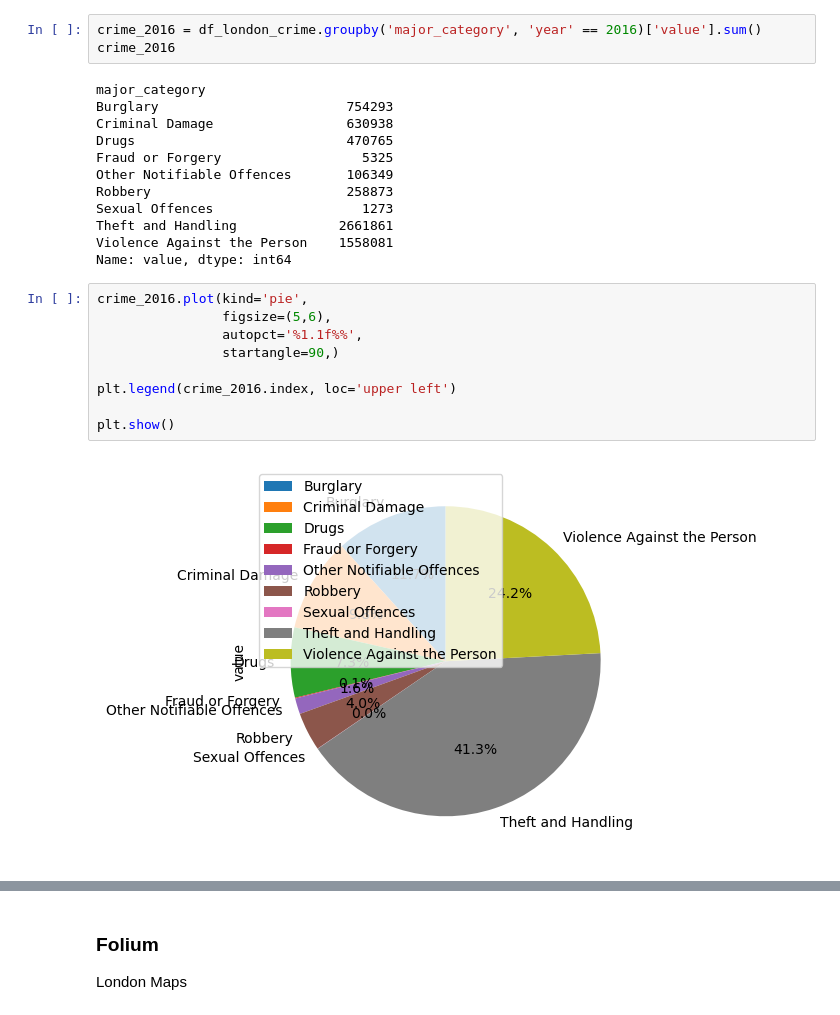
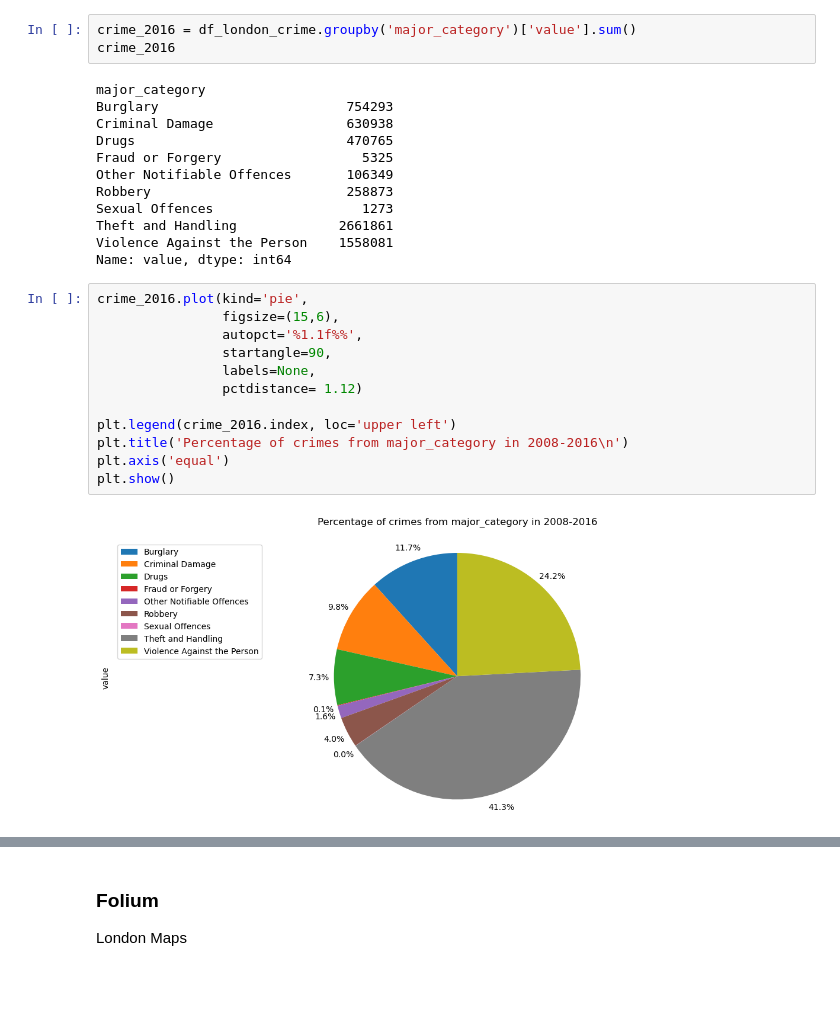
Before and after one commit to zulkarnain15/PTYN-KS-003, a Jupyter notebook: assigment_1/PYTN_Assgn_1_3_Zulkarnain.ipynb, the cells around one changed output, grey strips where cells are left out. Cells and saved outputs as stored; diff of their text form; blank space fills up the shorter version.

```diff
--- a/assigment_1/PYTN_Assgn_1_3_Zulkarnain.ipynb
+++ b/assigment_1/PYTN_Assgn_1_3_Zulkarnain.ipynb
@@ -78,5 +129,5 @@ Dari hasil bar chart diatas bisa dilihat kejahatan yang tertinggi dari tahun 200
 # %%
-crime_2016 = df_london_crime.groupby('major_category', 'year' == 2016)['value'].sum()
+crime_2016 = df_london_crime.groupby('major_category')['value'].sum()
 crime_2016
 # %% [output]
 major_category
@@ -92,12 +143,15 @@ Violence Against the Person    1558081
 Name: value, dtype: int64
 # %%
 crime_2016.plot(kind='pie',
-                figsize=(5,6),
+                figsize=(15,6),
                 autopct='%1.1f%%',
-                startangle=90,)
+                startangle=90,
+                labels=None,
+                pctdistance= 1.12)
 
 plt.legend(crime_2016.index, loc='upper left')
-
+plt.title('Percentage of crimes from major_category in 2008-2016\n')
+plt.axis('equal')
 plt.show()
 # %% [output]
-[figure, old version]
+[figure, new version]
```
Also changed, not shown: parts of 26 cells of this notebook.
